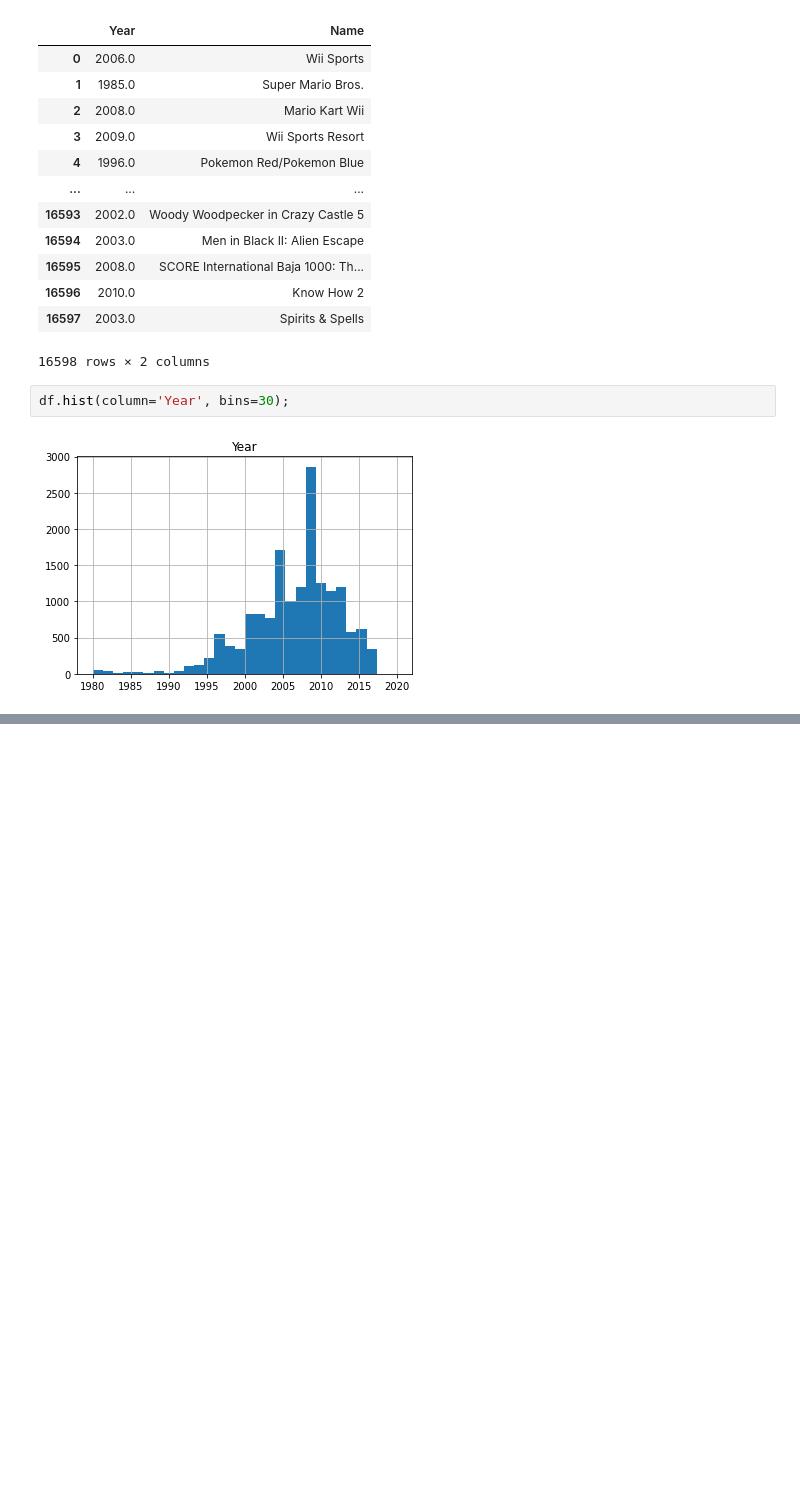
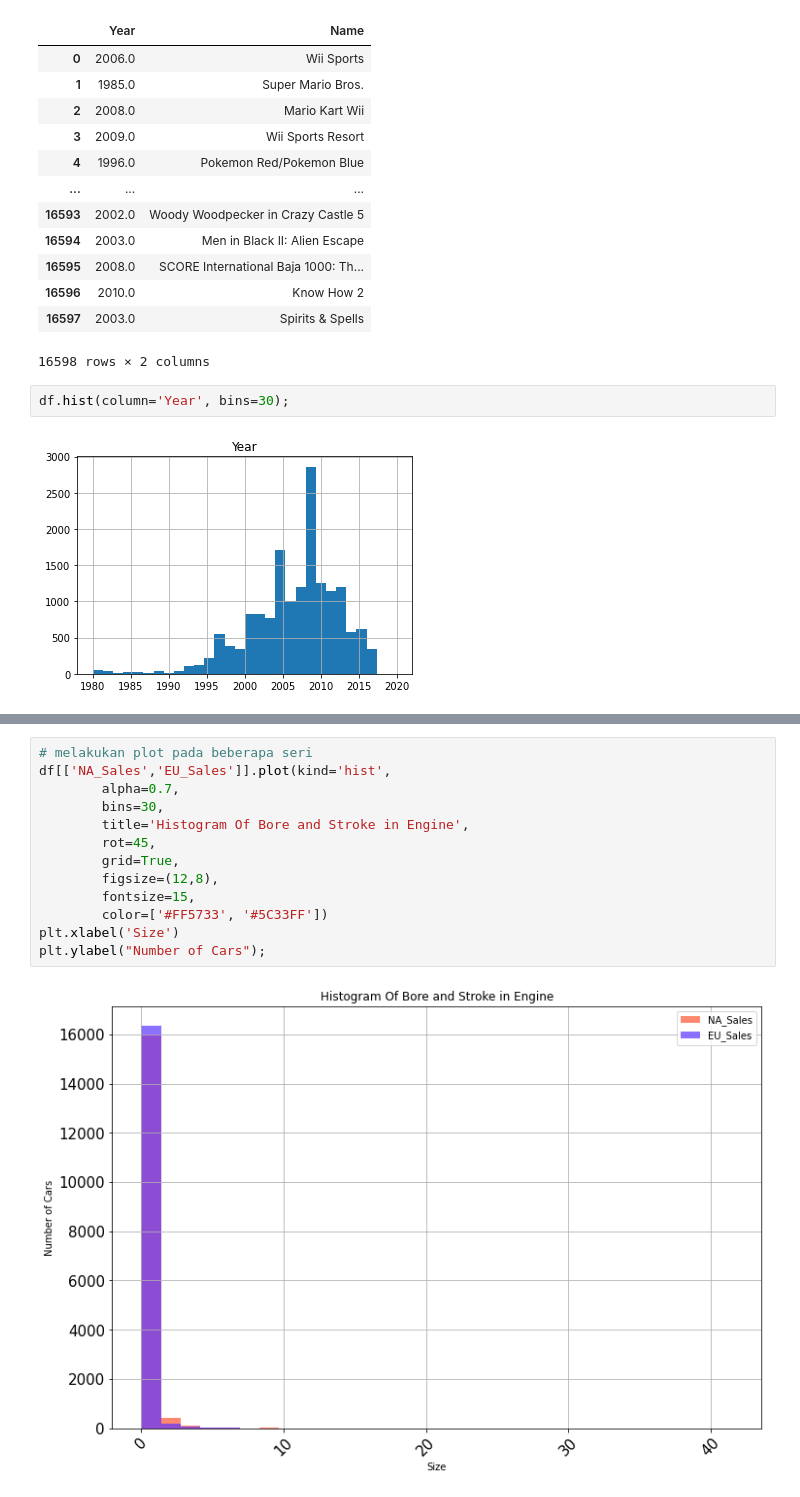
Before and after one commit to aricahyasaputra/data-sains-course-assigment-, a Jupyter notebook: Week 4/Tugas_4_Data_Sains.ipynb, the cells around one changed output, grey strips where cells are left out. Cells and saved outputs as stored; diff of their text form; blank space fills up the shorter version.

```diff
--- a/Week 4/Tugas_4_Data_Sains.ipynb
+++ b/Week 4/Tugas_4_Data_Sains.ipynb
@@ -267,0 +270,15 @@ df.hist(column='Year', by='Genre', bins=20, layout=(2, 6), figsize=(100,50), xla
+# %%
+# melakukan plot pada beberapa seri
+df[['NA_Sales','EU_Sales']].plot(kind='hist',
+        alpha=0.7,
+        bins=30,
+        title='Histogram Of Bore and Stroke in Engine',
+        rot=45,
+        grid=True,
+        figsize=(12,8),
+        fontsize=15,
+        color=['#FF5733', '#5C33FF'])
+plt.xlabel('Size')
+plt.ylabel("Number of Cars");
+# %% [output]
+[figure, added]
```
Also changed, not shown: parts of 1 cell of this notebook.
